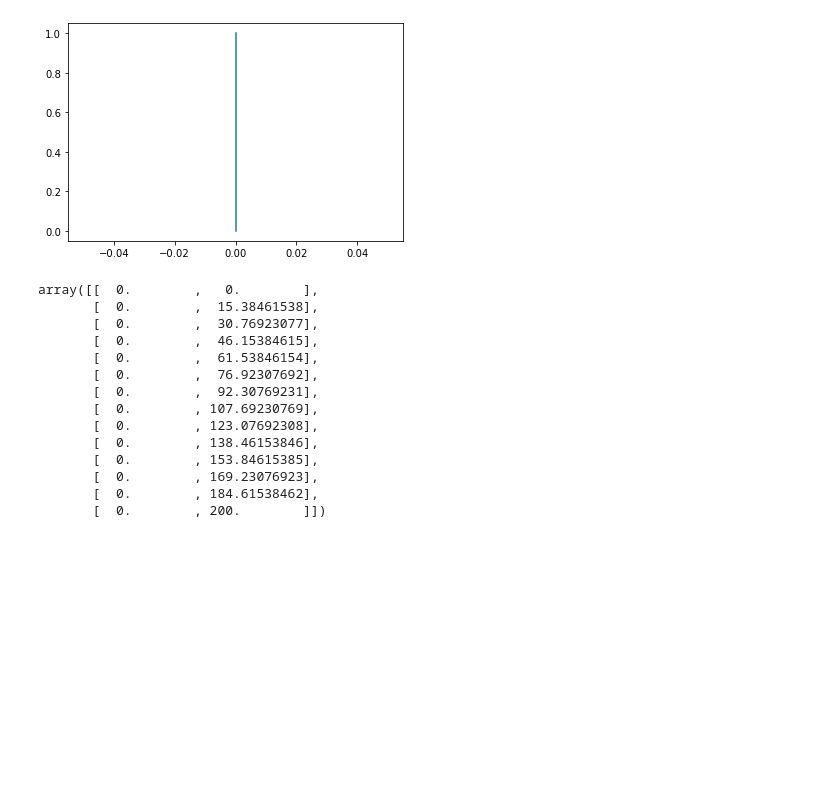
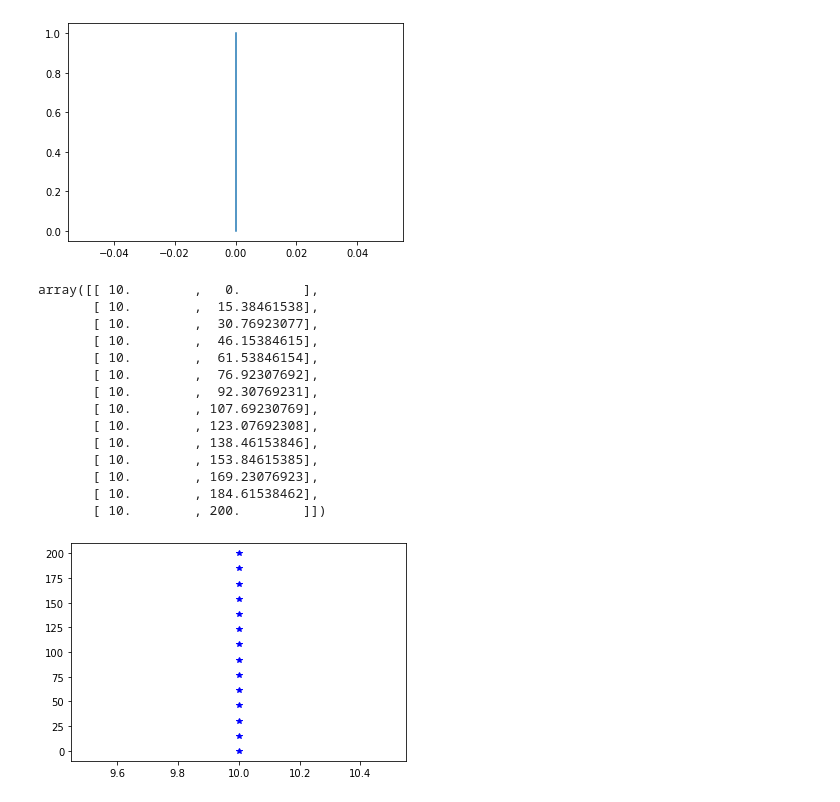
Before and after one commit to dangraf/box_generator, a Jupyter notebook: 00_core.ipynb, the cells around one changed output. Saved outputs shown, nothing was run; the diff lists cells and outputs as text; code cells hidden in the pictures; blank space fills up the shorter version.

```diff
--- a/00_core.ipynb
+++ b/00_core.ipynb
@@ -31,6 +30,11 @@ assert _get_ax([0,0,0,200]) == 1
 %nbdev_export
 class OneLine(np.ndarray):
     """
+    Class that is baisically an np.array with length of 4 to contain two points.
+    It also have some helper functions to move the line in different directions or plot it.
+    This class is very simple and are assuming all lines to be orthogonal where the attribute ax tells which direction the line goes.
+    ax=0, x-direction (index 0)
+    ax=1, y-direction (index 1)
     """
     def __init__(self, a):
         super().__init__()
@@ -41,16 +45,20 @@ class OneLine(np.ndarray):
         return np.asarray(line, dtype=float).view(cls)
 
     def move_xy(self,x,y):
+        "Moves line in x,y direction"
         self +=[x,y,x,y]
 
     def move_in_ax(self, dist):
+        "Moves line in the line direction"
         self[[self.ax, self.ax+2]] += dist
 
     def move_in_ay(self, dist):
+        "Moves line orthogonal to it's direction"
         ay = (self.ax+1)%2
         self[[ay, ay+2]] += dist
 
     def to_points(self):
+        "Converts line to list of points"
         return self.reshape(2,2)
 
     def __repr__(self):
@@ -59,7 +67,8 @@ class OneLine(np.ndarray):
     def copy(self):
         return OneLine(self)
 
-    def plot(self):
+    def plot(self, **kwargs):
+        "Plots current line"
         p = self.to_points()
-        plt.plot(p[:,0],p[:,1])
+        plt.plot(p[:,0],p[:,1], **kwargs)
 # %%
@@ -110,25 +118,27 @@ def _line2segmented_pointlist(line, min_tab_mm):
     ret[:,line.ay] = line[line.ay]
     return ret
 # %%
-line = [0, 200, 0,0]
-segments = _line2segmented_pointlist(line, 15)
+line = [10, 200, 10,0]
+segments = line2segmented_pointlist(line, 15)
 assert len(segments)%2==0
+plt.plot(segments[:,0], segments[:,1], 'b*')
 segments
 # %% [output]
-array([[  0.        ,   0.        ],
-       [  0.        ,  15.38461538],
-       [  0.        ,  30.76923077],
-       [  0.        ,  46.15384615],
-       [  0.        ,  61.53846154],
-       [  0.        ,  76.92307692],
-       [  0.        ,  92.30769231],
-       [  0.        , 107.69230769],
-       [  0.        , 123.07692308],
-       [  0.        , 138.46153846],
-       [  0.        , 153.84615385],
-       [  0.        , 169.23076923],
-       [  0.        , 184.61538462],
-       [  0.        , 200.        ]])
+array([[ 10.        ,   0.        ],
+       [ 10.        ,  15.38461538],
+       [ 10.        ,  30.76923077],
+       [ 10.        ,  46.15384615],
+       [ 10.        ,  61.53846154],
+       [ 10.        ,  76.92307692],
+       [ 10.        ,  92.30769231],
+       [ 10.        , 107.69230769],
+       [ 10.        , 123.07692308],
+       [ 10.        , 138.46153846],
+       [ 10.        , 153.84615385],
+       [ 10.        , 169.23076923],
+       [ 10.        , 184.61538462],
+       [ 10.        , 200.        ]])
+[figure, added]
 # %%
 def plot_lines(lines):
     for l in lines:
```
Also changed, not shown: parts of 10 cells of this notebook, 5 other files.
